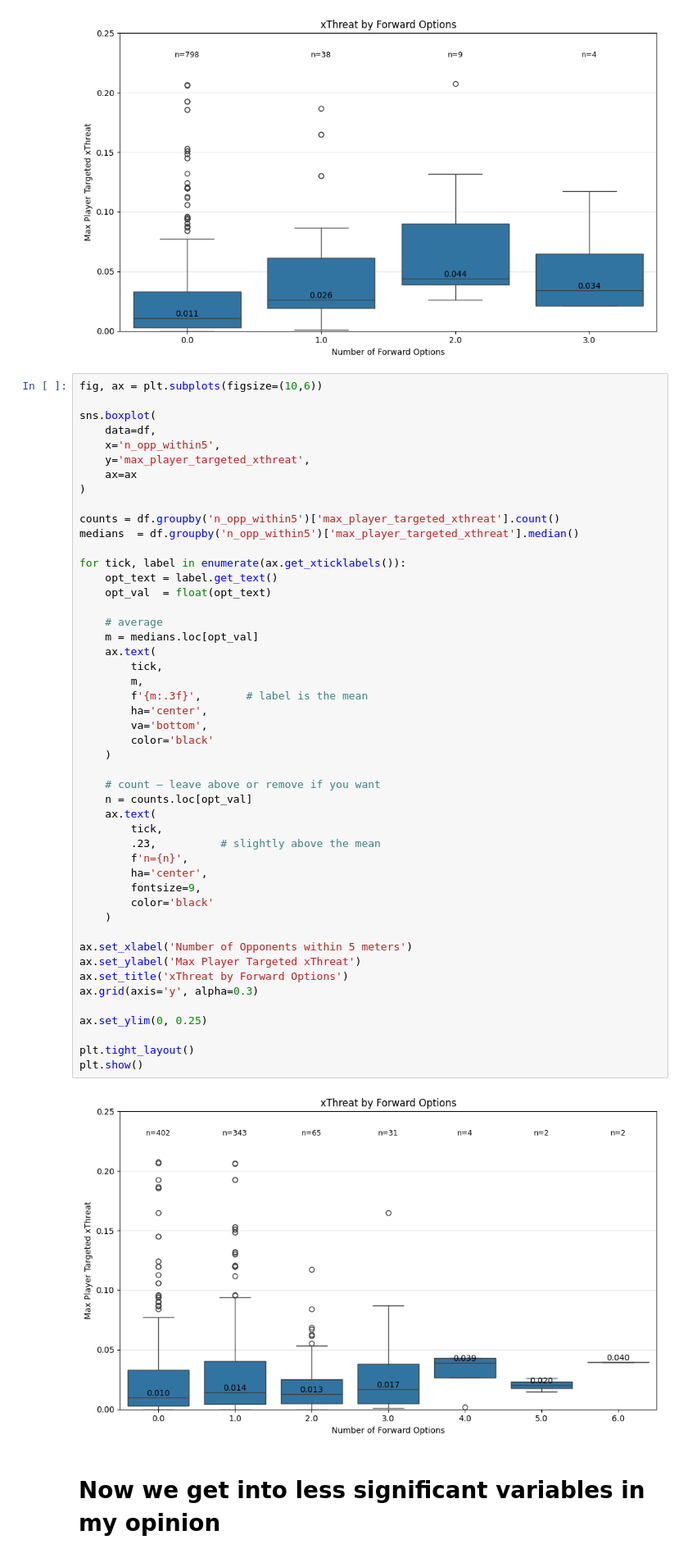
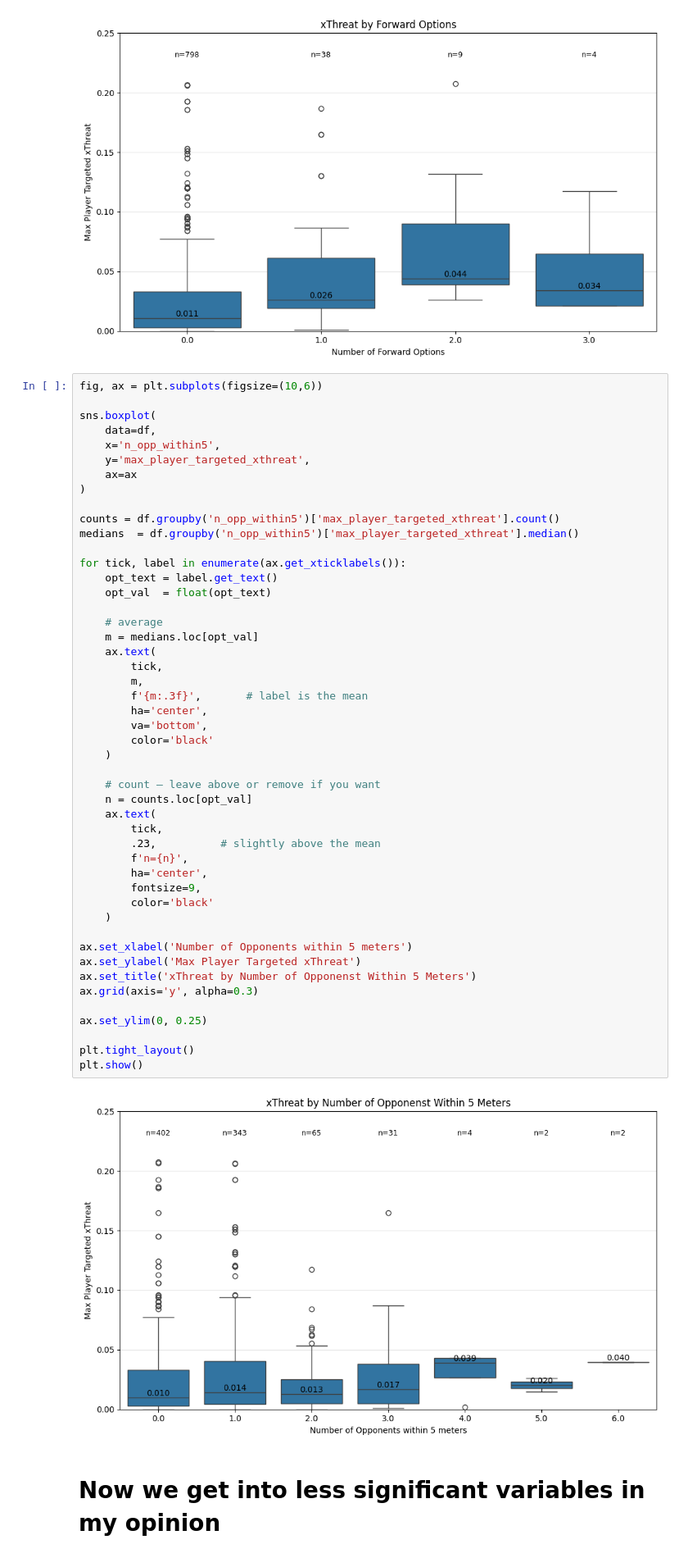
Before and after one commit to naveenelliott/SkillCorner_Tracking_Data_Project, a Jupyter notebook: notebooks/Exploratory/Features_EDA.ipynb, the cells around one changed output. Shown: that part at 82% size. Cells and saved outputs as stored; diff of their text form.

```diff
--- a/notebooks/Features_EDA.ipynb
+++ b/notebooks/Exploratory/Features_EDA.ipynb
@@ -486,35 +486,35 @@ for tick, label in enumerate(ax.get_xticklabels()):
     m = medians.loc[opt_val]
     ax.text(
         tick,
         m,
         f'{m:.3f}',       # label is the mean
         ha='center',
         va='bottom',
         color='black'
     )
 
     # count – leave above or remove if you want
     n = counts.loc[opt_val]
     ax.text(
         tick,
         .23,          # slightly above the mean
         f'n={n}',
         ha='center',
         fontsize=9,
         color='black'
     )
 
 ax.set_xlabel('Number of Opponents within 5 meters')
 ax.set_ylabel('Max Player Targeted xThreat')
-ax.set_title('xThreat by Forward Options')
+ax.set_title('xThreat by Number of Opponenst Within 5 Meters')
 ax.grid(axis='y', alpha=0.3)
 
 ax.set_ylim(0, 0.25)
 
 plt.tight_layout()
 plt.show()
 # %% [output]
-[figure, old version]
+[figure, new version]
 # %% [markdown]
 # Now we get into less significant variables in my opinion
 # %%
```
Also changed, not shown: 5 other files.
